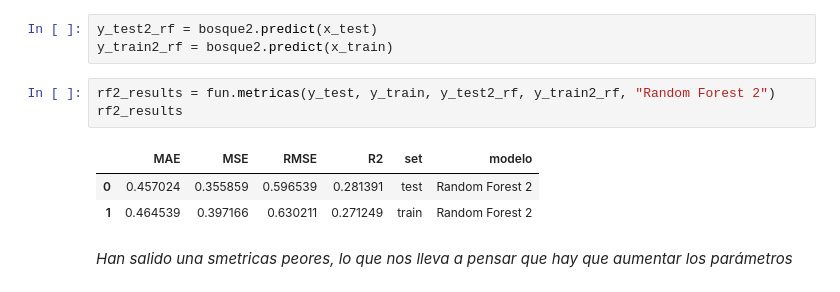
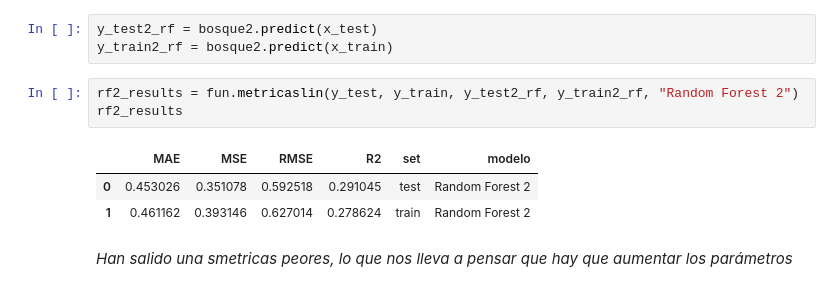
Before and after one commit to Adalab/promo-d-da-modulo1-sprint2-Paloma_Paula_Iris, a Jupyter notebook: 1.regresion_lineal/r_lineal/11_random_forest.ipynb, the cells around one changed output. Saved outputs shown, nothing was run; the diff lists cells and outputs as text.

```diff
--- a/1.regresion_lineal/r_lineal/11_random_forest.ipynb
+++ b/1.regresion_lineal/r_lineal/11_random_forest.ipynb
@@ -195,12 +192,12 @@ RandomForestRegressor(max_depth=14, max_features=4, min_samples_leaf=10,
 y_test2_rf = bosque2.predict(x_test)
 y_train2_rf = bosque2.predict(x_train)
 # %%
-rf2_results = fun.metricas(y_test, y_train, y_test2_rf, y_train2_rf, "Random Forest 2")
+rf2_results = fun.metricaslin(y_test, y_train, y_test2_rf, y_train2_rf, "Random Forest 2")
 rf2_results
 # %% [output]
 |  | MAE | MSE | RMSE | R2 | set | modelo |
-| 0 | 0.457024 | 0.355859 | 0.596539 | 0.281391 | test | Random Forest 2 |
-| 1 | 0.464539 | 0.397166 | 0.630211 | 0.271249 | train | Random Forest 2 |
+| 0 | 0.453026 | 0.351078 | 0.592518 | 0.291045 | test | Random Forest 2 |
+| 1 | 0.461162 | 0.393146 | 0.627014 | 0.278624 | train | Random Forest 2 |
 # %% [markdown]
 *Han salido una smetricas peores, lo que nos lleva a pensar que hay que aumentar los parámetros*
 # %%
```
Also changed, not shown: parts of 20 cells of this notebook, 4 other files.
